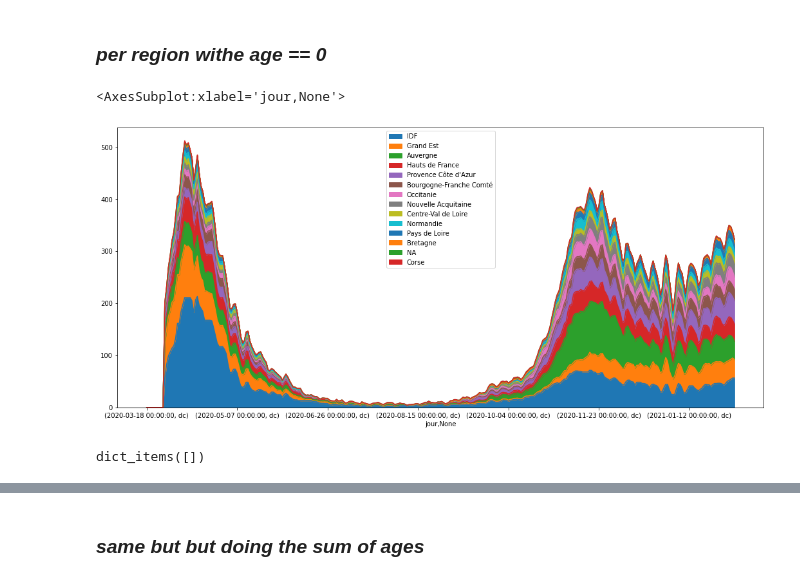
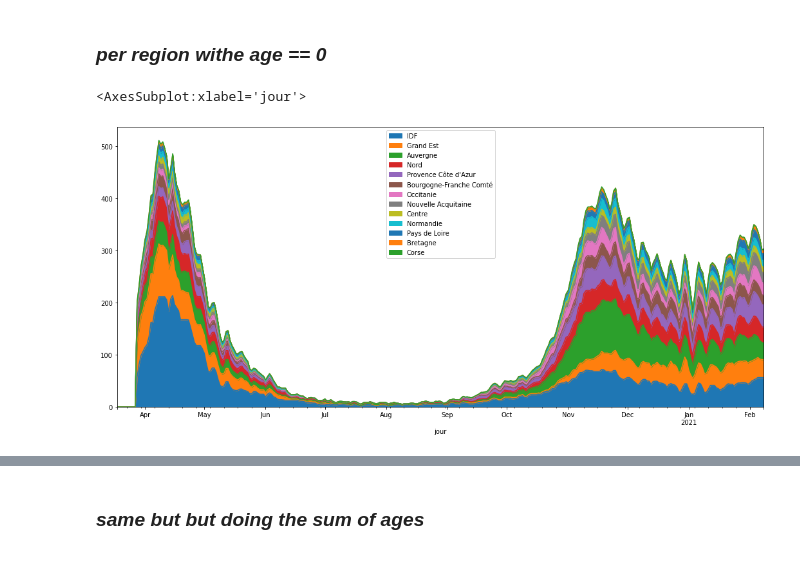
Before and after one commit to fguilleme/deces, a Jupyter notebook: covid-par-region.ipynb, the cells around one changed output, grey strips where cells are left out. Drawn from its saved outputs; the diff is of its cells as text; code cells hidden in the pictures.

```diff
--- a/covid-par-region.ipynb
+++ b/covid-par-region.ipynb
@@ -24,41 +24,38 @@ csv
 ### *per region withe age == 0*
 # %%
 REGIONS={
-    1:["NA", 12_213_447],
+    1:["IDF", 12_213_447],
     11:["IDF", 12_213_447],
-    2: ["NA", 2_572_853],
-    24: ["Centre-Val de Loire", 2_572_853],
+    2: ["Centre", 2_572_853],
+    24: ["Centre", 2_572_853],
     27: ["Bourgogne-Franche Comté", 2_807_807],
     28: ["Normandie", 3_499_280],
-    3: ["NA", 4_050_756],
-    32: ["Hauts de France", 6_004_108],
-    4: ["NA", 5_550_389],
+    3: ["Nord", 4_050_756],
+    32: ["Nord", 6_004_108],
+    4: ["Grand Est", 5_550_389],
     44: ["Grand Est", 5_550_389],
     52: ["Pays de Loire", 3_781_423],
     53: ["Bretagne", 3_335_414],
     75: ["Nouvelle Acquitaine", 5_879_778],
     76: ["Occitanie", 5_885_496],
     84: ["Auvergne", 7_994_459],
     93: ["Provence Côte d'Azur", 5_052_832],
     94: ["Corse", 338_554]
     }
 df=csv[csv['cl_age90'] == 0].drop(columns=['rad', 'rea', 'hosp', 'cl_age90'])\
     .groupby(['jour', 'reg'])\
     .sum()\
     .unstack('reg')\
     .stack(level=0)\
     .groupby({k:v[0] for k,v in REGIONS.items()}, axis=1).sum()
 s=df.sum()
 df=df.diff()
+df.index
 df=df[s.sort_values(ascending=False).index]
+df.index=df.index.get_level_values(0)
 df\
     .clip(0).rolling(10).median()\
     .plot.area(stacked=True, figsize=(18,8))
 # %% [output]
-<AxesSubplot:xlabel='jour,None'>
+<AxesSubplot:xlabel='jour'>
-[figure, old version]
+[figure, new version]
-# %%
-a=dict()
-a.items()
-# %% [output]
-dict_items([])
```
Also changed, not shown: parts of 7 cells of this notebook, 2 other files.
